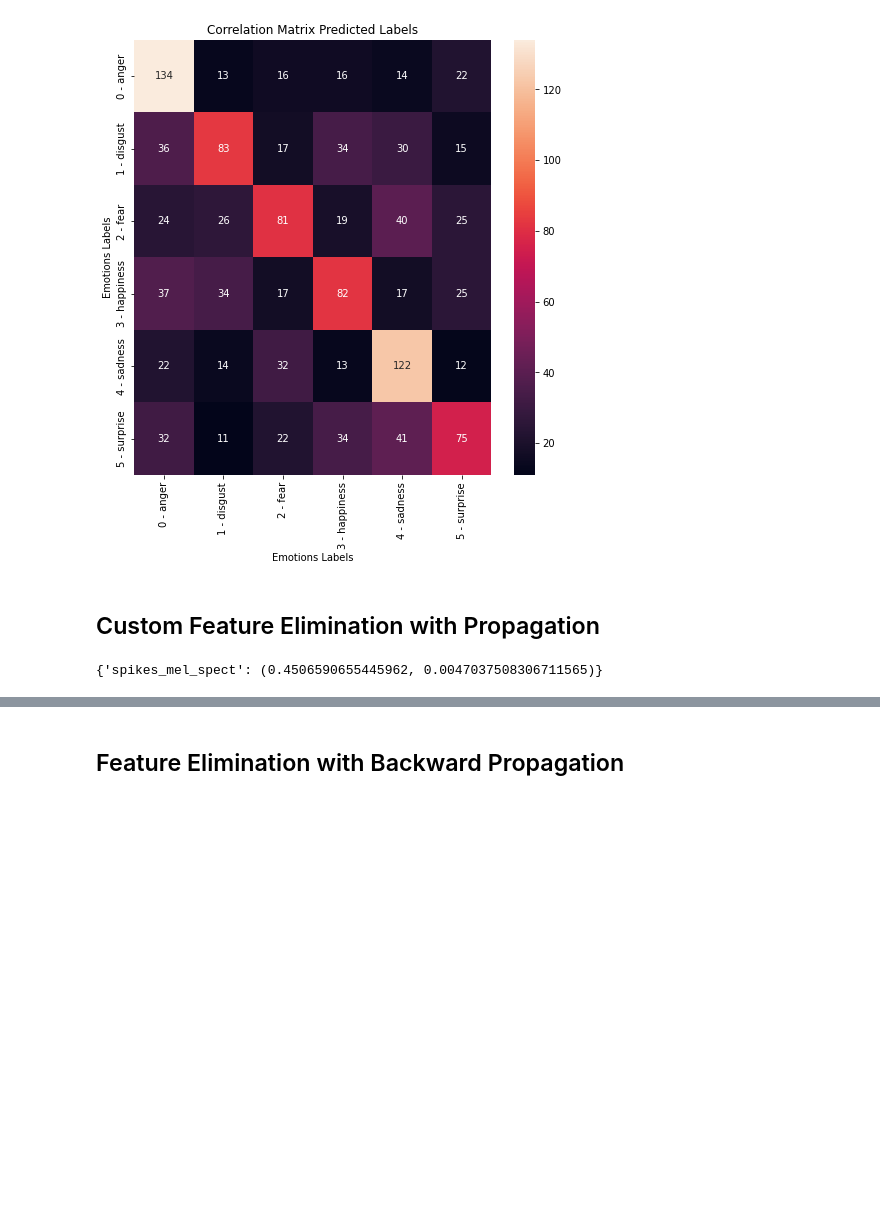
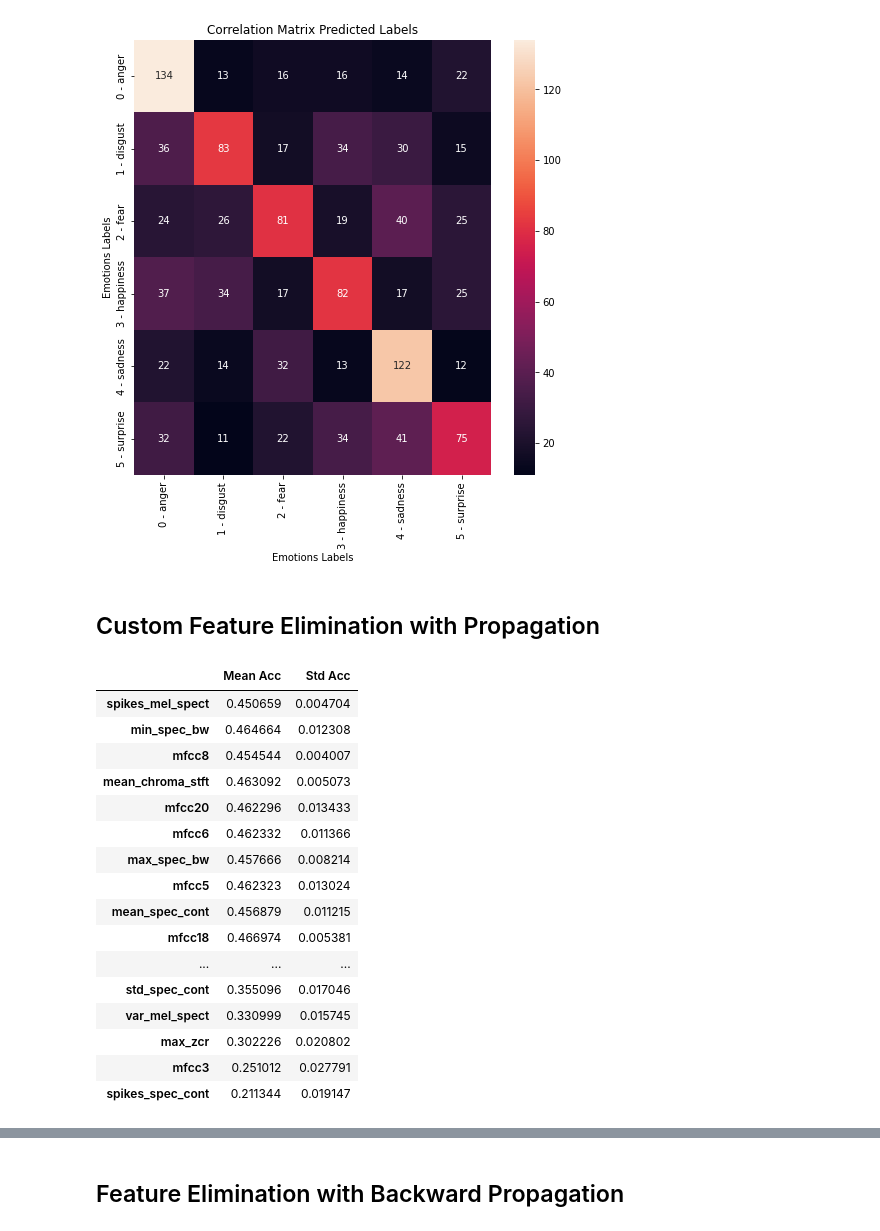
Before and after one commit to MarioCSilva/Speech_Emotion_Recognition_Thesis, a Jupyter notebook: data/3_feature_selection.ipynb, the cells around one changed output, grey strips where cells are left out. Drawn from its saved outputs; the diff is of its cells as text; code cells hidden in the pictures; blank space fills up the shorter version.

```diff
--- a/data/3_feature_selection.ipynb
+++ b/data/3_feature_selection.ipynb
@@ -196,13 +197,14 @@ plt.show()
 ## Custom Feature Elimination with Propagation
 # %%
 def feature_elim(data, features, labels, n_features=1):
-    feature_results = {}
     data_c = data.copy()
     features = list(features)
     total_features = len(features)
-    dropped_features = []
+    results = pd.DataFrame(columns=["Mean Acc", "Std Acc"])
 
     for _ in range(total_features-1, n_features-1, -1):
+        acc = pd.DataFrame(columns=["Feature", "Mean Acc", "Std Acc"])
+
         for feat in tqdm(features):
             X_train = data_c.copy()
 
@@ -215,16 +217,38 @@ def feature_elim(data, features, labels, n_features=1):
             mean_score = np.mean(scores)
             std_score = np.std(scores)
 
-            feature_results[feat] = (mean_score, std_score)
+            acc.loc[feat] = [feat, mean_score, std_score]
 
-        worse_feat = sorted(feature_results.items(), key = lambda x: x[1][0]*0.5 + x[1][1]*0.5, reverse=True)[0]
-        dropped_features.append(worse_feat)
+        acc_scaled = acc.copy(deep=True)
+        acc_scaled[acc_scaled.columns[1]] = minmax_scale(acc_scaled[acc_scaled.columns[1]], (0, 1))
+        acc_scaled[acc_scaled.columns[2]] = minmax_scale(acc_scaled[acc_scaled.columns[2]], (0, 1))
+        acc_scaled = acc_scaled.values.tolist()
+        worse_feat = sorted(acc_scaled, key=lambda x: x[1]*0.5 - x[2]*0.5, reverse=True)[0]
+        worse_feat = acc.loc[acc['Feature'] == worse_feat[0]].values[0]
         data_c.drop(worse_feat[0], inplace=True, axis=1)
         features.remove(worse_feat[0])
-        feature_results = {}
+        results.loc[worse_feat[0]] = [worse_feat[1], worse_feat[2]]
 
-    return dropped_features
+    return results
 # %%
-feature_results = feature_elim(data, features, labels, 35)
+custom_feat_elim_df = feature_elim(data, features, labels, 1)
+custom_feat_elim_df.to_csv("custom_feat_elim.csv")
+custom_feat_elim_df
 # %% [output]
-{'spikes_mel_spect': (0.4506590655445962, 0.0047037508306711565)}
+|  | Mean Acc | Std Acc |
+| spikes_mel_spect | 0.450659 | 0.004704 |
+| min_spec_bw | 0.464664 | 0.012308 |
+| mfcc8 | 0.454544 | 0.004007 |
+| mean_chroma_stft | 0.463092 | 0.005073 |
+| mfcc20 | 0.462296 | 0.013433 |
+| mfcc6 | 0.462332 | 0.011366 |
+| max_spec_bw | 0.457666 | 0.008214 |
+| mfcc5 | 0.462323 | 0.013024 |
+| mean_spec_cont | 0.456879 | 0.011215 |
+| mfcc18 | 0.466974 | 0.005381 |
+| ... | ... | ... |
+| std_spec_cont | 0.355096 | 0.017046 |
+| var_mel_spect | 0.330999 | 0.015745 |
+| max_zcr | 0.302226 | 0.020802 |
+| mfcc3 | 0.251012 | 0.027791 |
+| spikes_spec_cont | 0.211344 | 0.019147 |
```
Also changed, not shown: parts of 6 cells of this notebook, 2 other files.
